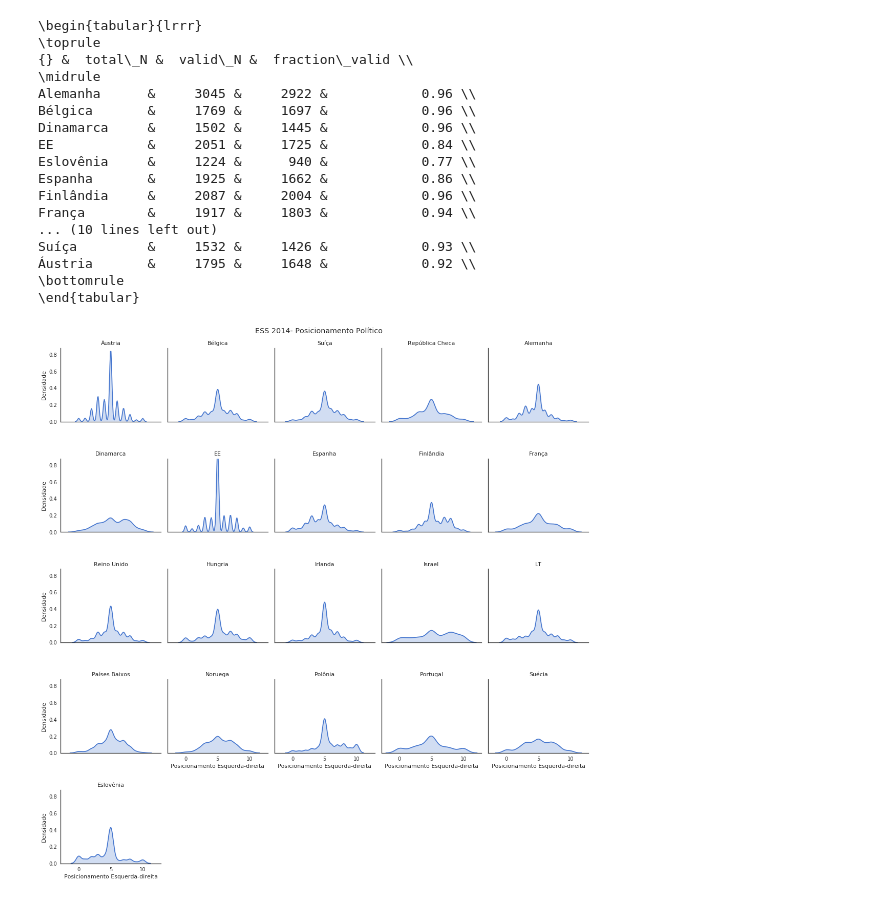
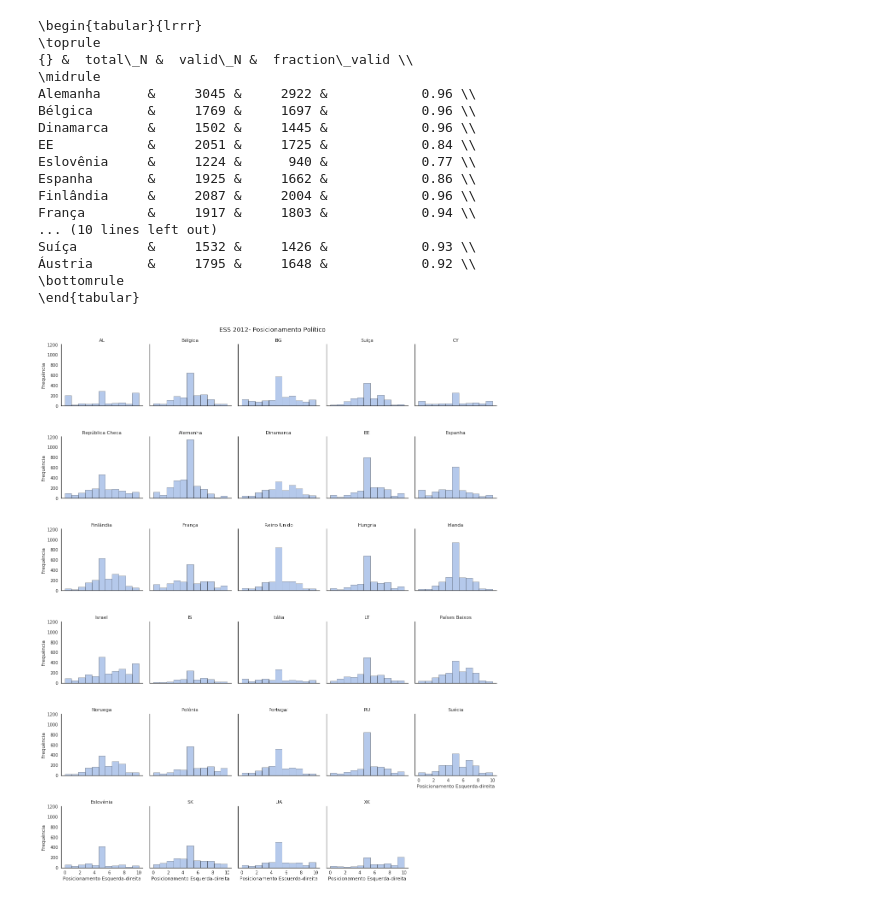
Before and after one commit to marcelovmaciel/Projeto, a Jupyter notebook: data-analysis/02-loadall_ess.ipynb, the cells around one changed output. Drawn from its saved outputs; the diff is of its cells as text; code cells hidden in the pictures.

```diff
--- a/data-analysis/02-loadall_ess.ipynb
+++ b/data-analysis/02-loadall_ess.ipynb
@@ -173,6 +170,8 @@ def return_valids(x,bound = 10 , var = "lrscale"):
 
 #alemanha_ideo["lrscale"].unique()
 # %%
+validideo2012 = return_valids(ideo_2012)
+
 result.loc[result.cntry == "Alemanha"].count()
 # a Polônia é o país com menor std para o pspwght
 # %% [output]
@@ -268,7 +265,7 @@ Suíça         &     1532 &     1426 &            0.93 \\
 Áustria       &     1795 &     1648 &            0.92 \\
 \bottomrule
 \end{tabular}
-# %%
-countries_plot(valid_ideo_2014,"país","lrscale",2014)
-# %% [output]
-[figure, removed]
+# %%
+countries_plot(validideo2012,"cntry","lrscale",2012)
+# %% [output]
+[figure, added]
```
Also changed, not shown: parts of 5 cells of this notebook, 1 other file.
